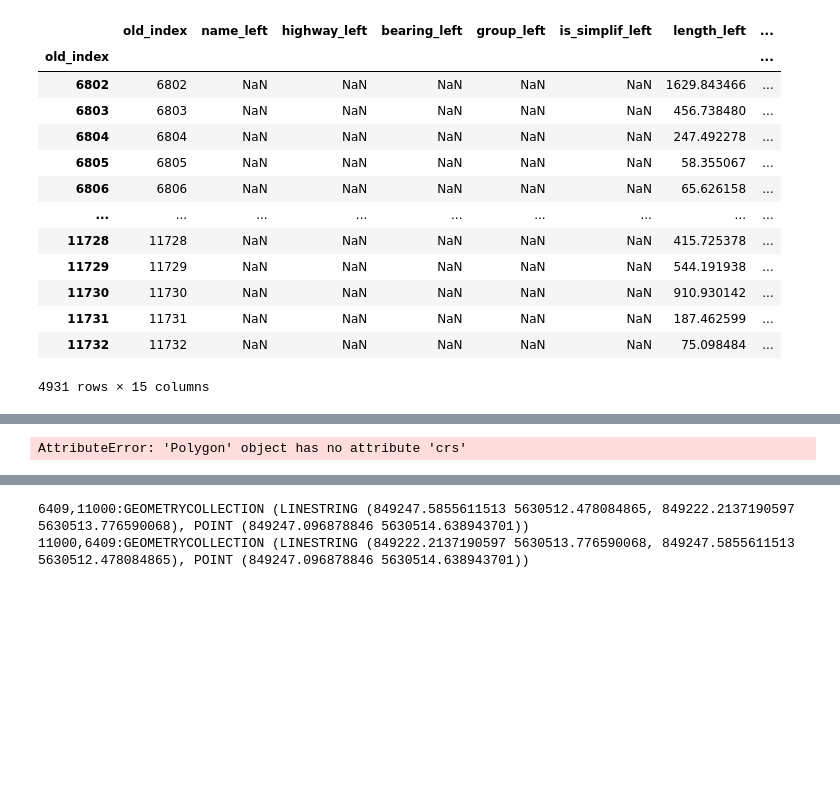
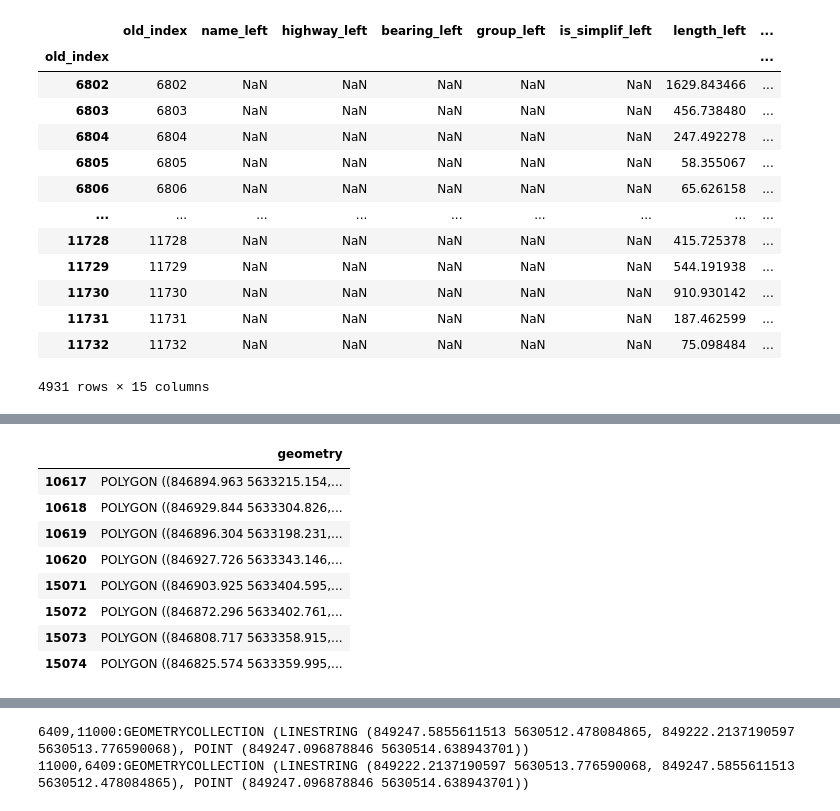
Before and after one commit to achic19/SOD0, a Jupyter notebook: Code/code_for_test.ipynb, the cells around one changed output, grey strips where cells are left out. Cells and saved outputs as stored; diff of their text form; code cells hidden in the pictures; blank space fills up the shorter version.

```diff
--- a/Code/code_for_test.ipynb
+++ b/Code/code_for_test.ipynb
@@ -859,5 +898,13 @@ buffer_0
 # %%
-buffer_1 =GeoDataFrame(org_network[org_network.index.isin(str_to_wrk_on['index_right'])].buffer(distance  = 20, cap_style=2))
-gpd.overlay(buffer_1, buffer_0, how='intersection')
+buffer_1 =GeoDataFrame(geometry=streets_right_geo.buffer(distance  = 20, cap_style=2))
+buffer_1
 # %% [output]
-AttributeError: 'Polygon' object has no attribute 'crs'
+|  | geometry |
+| 10617 | POLYGON ((846894.963 5633215.154,... |
+| 10618 | POLYGON ((846929.844 5633304.826,... |
+| 10619 | POLYGON ((846896.304 5633198.231,... |
+| 10620 | POLYGON ((846927.726 5633343.146,... |
+| 15071 | POLYGON ((846903.925 5633404.595,... |
+| 15072 | POLYGON ((846872.296 5633402.761,... |
+| 15073 | POLYGON ((846808.717 5633358.915,... |
+| 15074 | POLYGON ((846825.574 5633359.995,... |
```
Also changed, not shown: parts of 15 cells of this notebook, 1 other file.
